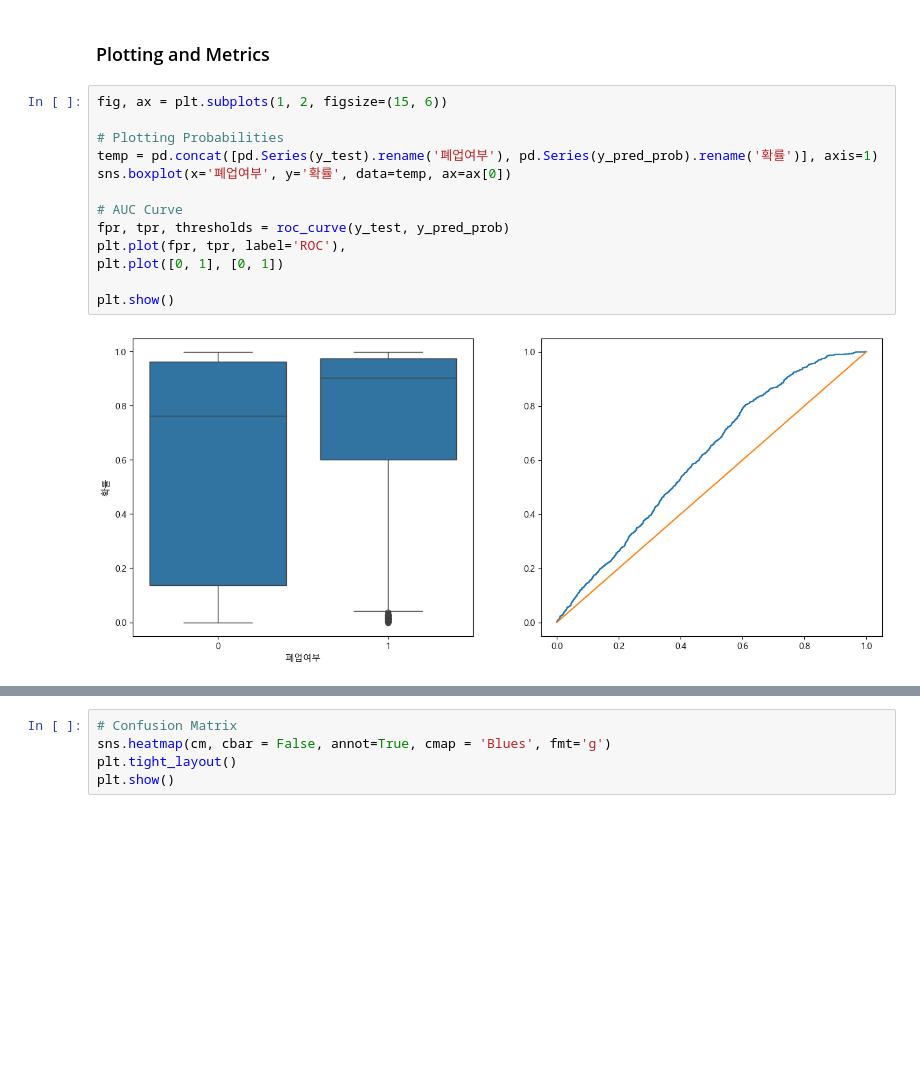
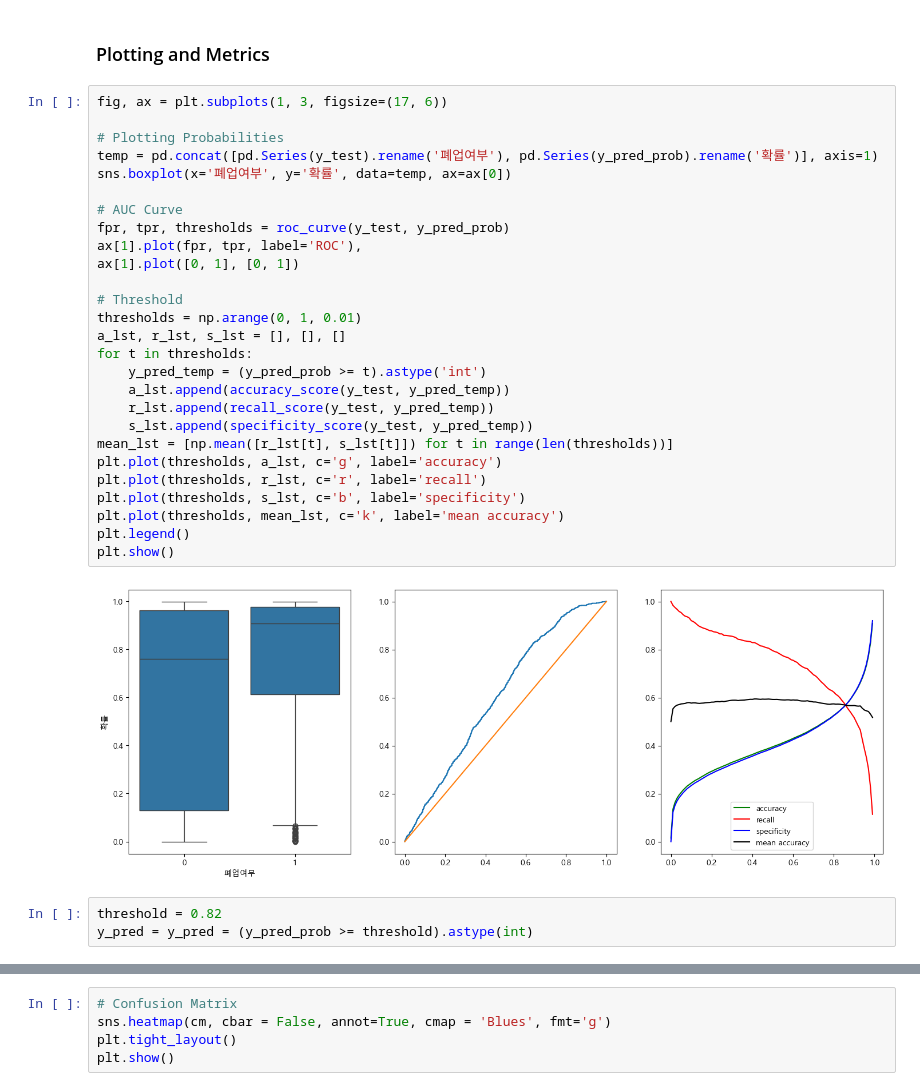
Before and after one commit to basill2001/IECAPSTONE1, a Jupyter notebook: models_CAT.ipynb, the cells around one changed output, grey strips where cells are left out. Cells and saved outputs as stored; diff of their text form; blank space fills up the shorter version.

```diff
--- a/models_CAT.ipynb
+++ b/models_CAT.ipynb
@@ -200,20 +89,37 @@ y_pred_prob = cat_model.predict_proba(X_test)[:, 1]
 # %% [markdown]
 ### Plotting and Metrics
 # %%
-fig, ax = plt.subplots(1, 2, figsize=(15, 6))
+fig, ax = plt.subplots(1, 3, figsize=(17, 6))
 
 # Plotting Probabilities
 temp = pd.concat([pd.Series(y_test).rename('폐업여부'), pd.Series(y_pred_prob).rename('확률')], axis=1)
 sns.boxplot(x='폐업여부', y='확률', data=temp, ax=ax[0])
 
 # AUC Curve
 fpr, tpr, thresholds = roc_curve(y_test, y_pred_prob)
-plt.plot(fpr, tpr, label='ROC'),
-plt.plot([0, 1], [0, 1])
+ax[1].plot(fpr, tpr, label='ROC'),
+ax[1].plot([0, 1], [0, 1])
 
+# Threshold
+thresholds = np.arange(0, 1, 0.01)
+a_lst, r_lst, s_lst = [], [], []
+for t in thresholds:
+    y_pred_temp = (y_pred_prob >= t).astype('int')
+    a_lst.append(accuracy_score(y_test, y_pred_temp))
+    r_lst.append(recall_score(y_test, y_pred_temp))
+    s_lst.append(specificity_score(y_test, y_pred_temp))
+mean_lst = [np.mean([r_lst[t], s_lst[t]]) for t in range(len(thresholds))]
+plt.plot(thresholds, a_lst, c='g', label='accuracy')
+plt.plot(thresholds, r_lst, c='r', label='recall')
+plt.plot(thresholds, s_lst, c='b', label='specificity')
+plt.plot(thresholds, mean_lst, c='k', label='mean accuracy')
+plt.legend()
 plt.show()
 # %% [output]
-[figure, old version]
+[figure, new version]
+# %%
+threshold = 0.82
+y_pred = y_pred = (y_pred_prob >= threshold).astype(int)
 # %%
 # Metrics
 cm = confusion_matrix(y_test, y_pred)
```
Also changed, not shown: parts of 8 cells of this notebook.
